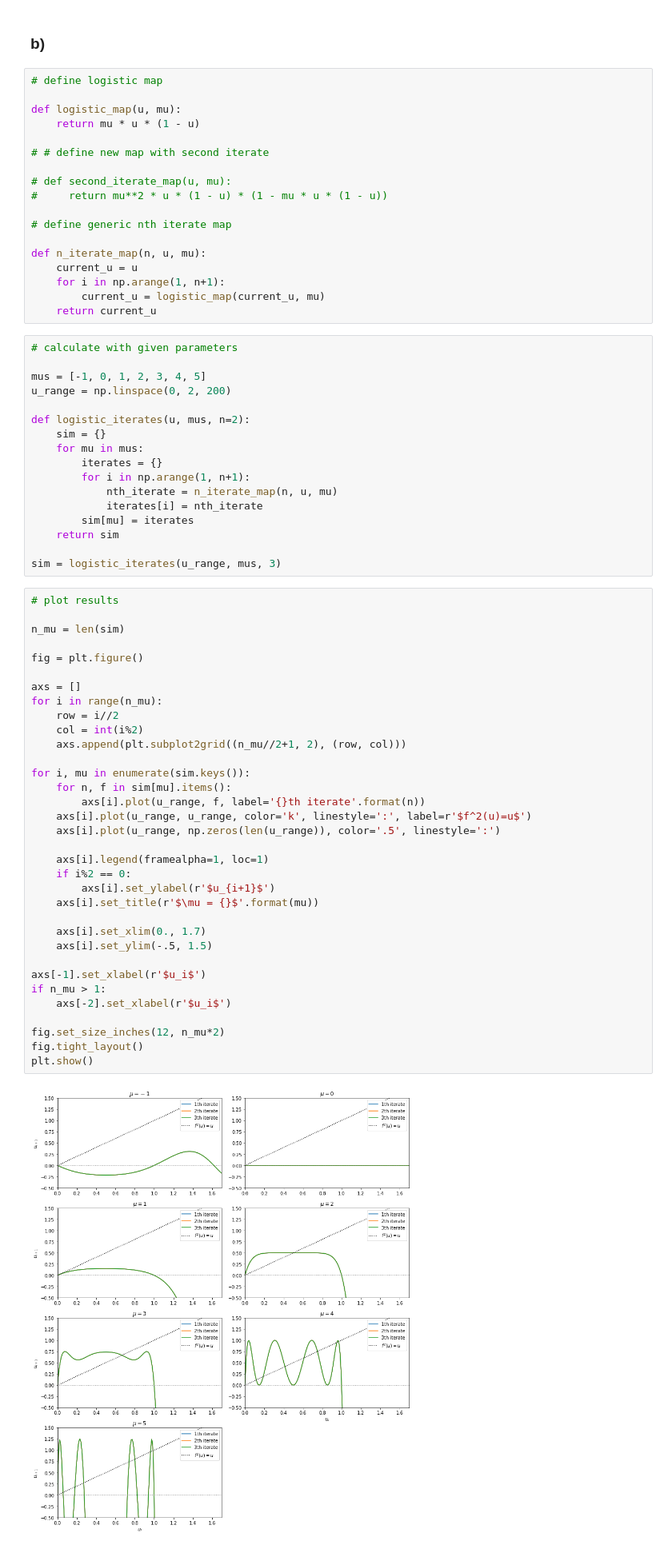
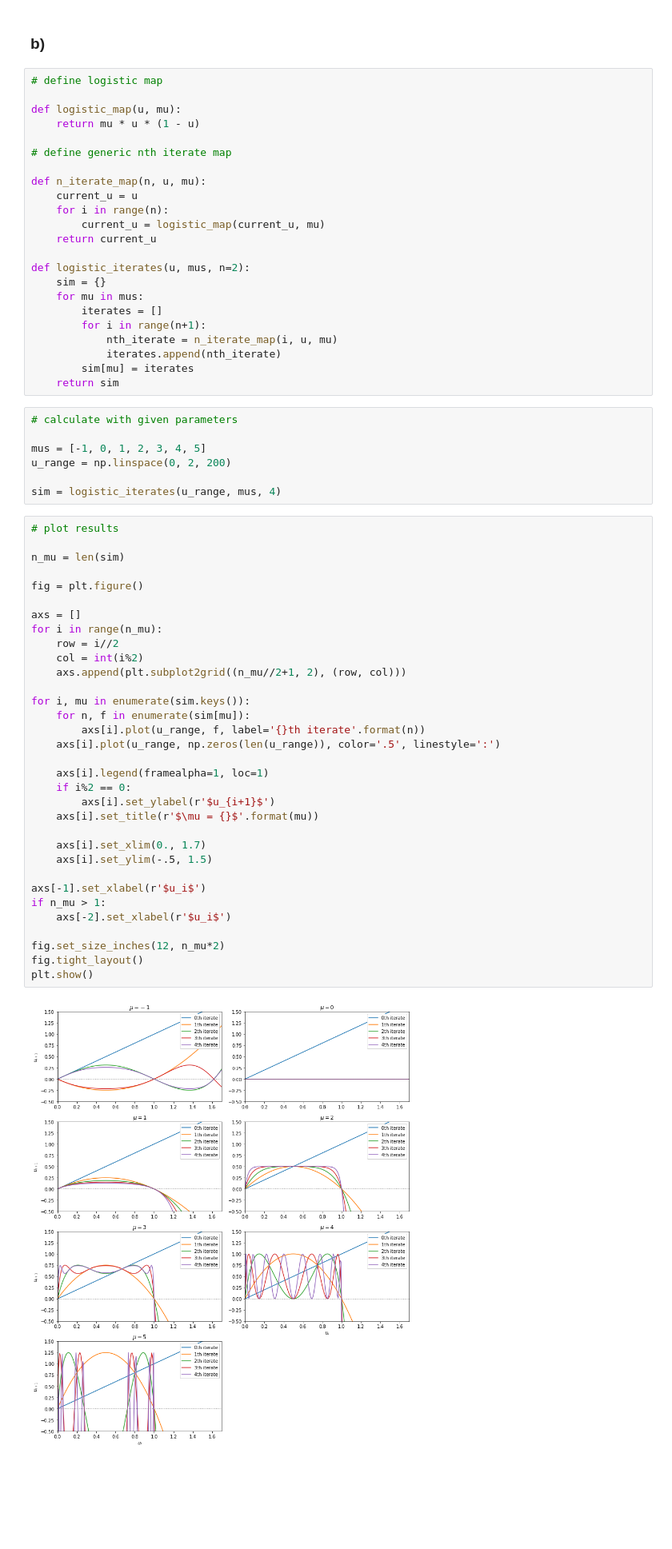
Before and after one commit to ManshaP/CCEES, a Jupyter notebook: exercise_2/1_second_iterate.ipynb, the cells around one changed output. Shown at 80% size. Saved outputs shown, nothing was run; the diff lists cells and outputs as text; blank space fills up the shorter version.

```diff
--- a/exercise_2/1_second_iterate.ipynb
+++ b/exercise_2/1_second_iterate.ipynb
@@ -33,68 +33,62 @@ u_{i+1}  = f^2(u_i)
 def logistic_map(u, mu):
     return mu * u * (1 - u)
 
-# # define new map with second iterate
-
-# def second_iterate_map(u, mu):
-#     return mu**2 * u * (1 - u) * (1 - mu * u * (1 - u))
-
 # define generic nth iterate map
 
 def n_iterate_map(n, u, mu):
     current_u = u
-    for i in np.arange(1, n+1):
+    for i in range(n):
         current_u = logistic_map(current_u, mu)
     return current_u
+
+def logistic_iterates(u, mus, n=2):
+    sim = {}
+    for mu in mus:
+        iterates = []
+        for i in range(n+1):
+            nth_iterate = n_iterate_map(i, u, mu)
+            iterates.append(nth_iterate)
+        sim[mu] = iterates
+    return sim
 # %%
 # calculate with given parameters
 
 mus = [-1, 0, 1, 2, 3, 4, 5]
 u_range = np.linspace(0, 2, 200)
 
-def logistic_iterates(u, mus, n=2):
-    sim = {}
-    for mu in mus:
-        iterates = {}
-        for i in np.arange(1, n+1):
-            nth_iterate = n_iterate_map(n, u, mu)
-            iterates[i] = nth_iterate
-        sim[mu] = iterates
-    return sim
-
-sim = logistic_iterates(u_range, mus, 3)
+sim = logistic_iterates(u_range, mus, 4)
 # %%
 # plot results
 
 n_mu = len(sim)
 
 fig = plt.figure()
 
 axs = []
 for i in range(n_mu):
     row = i//2
     col = int(i%2)
     axs.append(plt.subplot2grid((n_mu//2+1, 2), (row, col)))
 
 for i, mu in enumerate(sim.keys()):
-    for n, f in sim[mu].items():
+    for n, f in enumerate(sim[mu]):
         axs[i].plot(u_range, f, label='{}th iterate'.format(n))
-    axs[i].plot(u_range, u_range, color='k', linestyle=':', label=r'$f^2(u)=u$')
     axs[i].plot(u_range, np.zeros(len(u_range)), color='.5', linestyle=':')
 
     axs[i].legend(framealpha=1, loc=1)
     if i%2 == 0:
         axs[i].set_ylabel(r'$u_{i+1}$')
     axs[i].set_title(r'$\mu = {}$'.format(mu))
 
     axs[i].set_xlim(0., 1.7)
     axs[i].set_ylim(-.5, 1.5)
 
 axs[-1].set_xlabel(r'$u_i$')
 if n_mu > 1:
     axs[-2].set_xlabel(r'$u_i$')
 
 fig.set_size_inches(12, n_mu*2)
 fig.tight_layout()
 plt.show()
 # %% [output]
-[figure, old version]
+[figure, new version]
```
